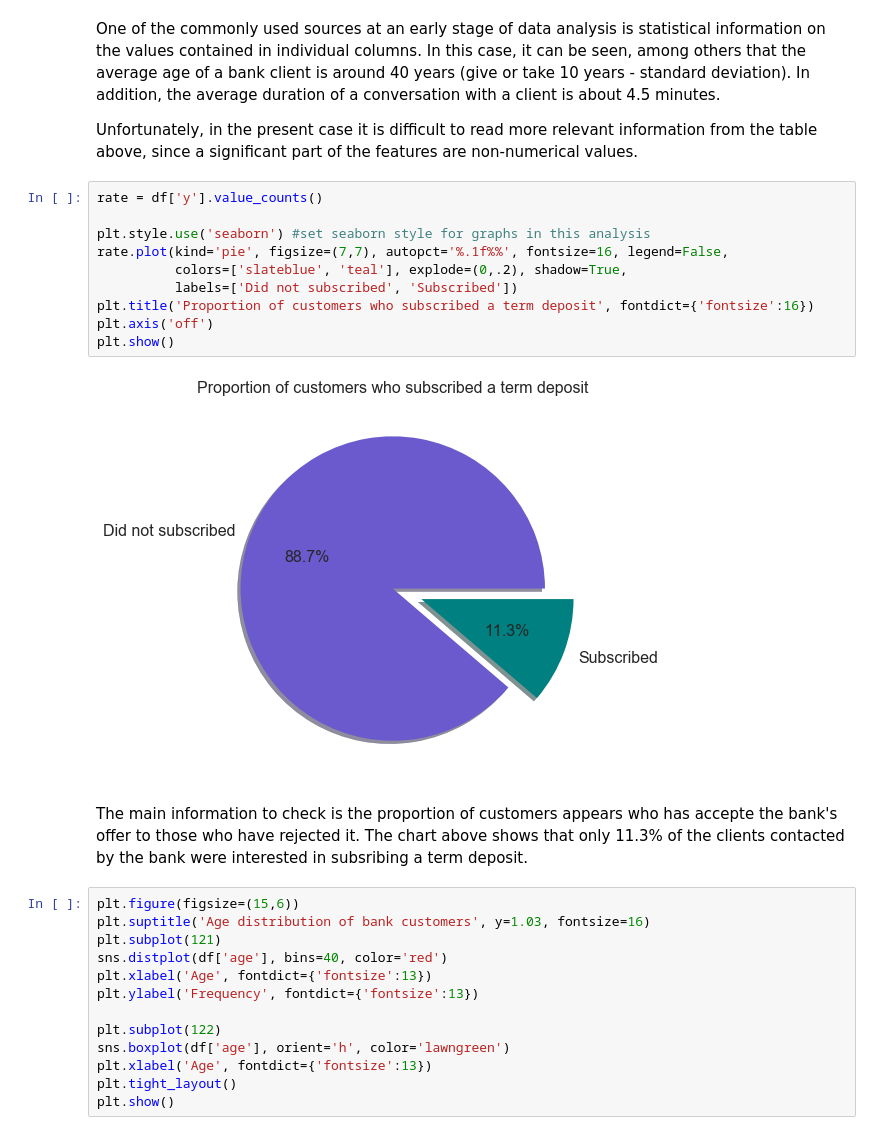
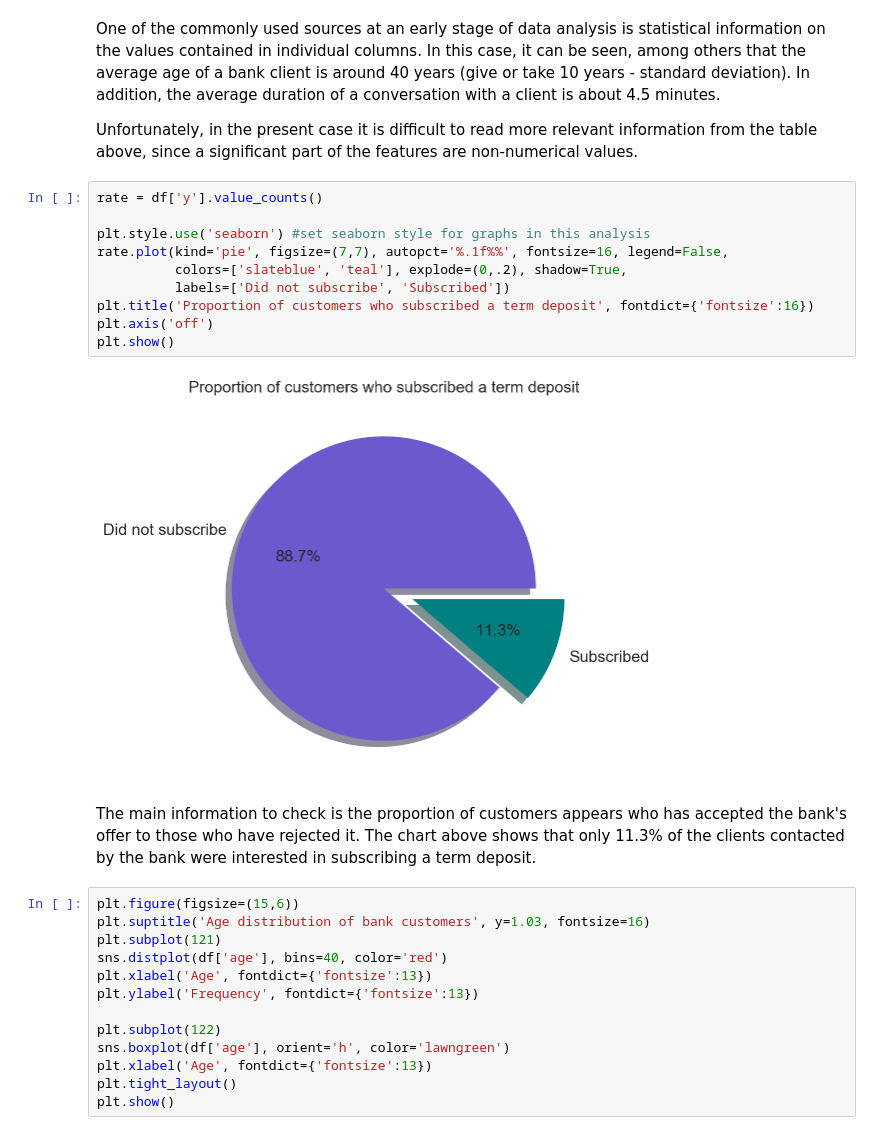
Before and after one commit to wieckiewiczpiotr/portfolio, a Jupyter notebook: bank_marketing_analysis/bank_marketing_analysis.ipynb, the cells around one changed output. Cells and saved outputs as stored; diff of their text form.

```diff
--- a/bank_marketing_analysis/bank_marketing_analysis.ipynb
+++ b/bank_marketing_analysis/bank_marketing_analysis.ipynb
@@ -171,17 +171,17 @@ Unfortunately, in the present case it is difficult to read more relevant informa
 # %%
 rate = df['y'].value_counts()
 
 plt.style.use('seaborn') #set seaborn style for graphs in this analysis
 rate.plot(kind='pie', figsize=(7,7), autopct='%.1f%%', fontsize=16, legend=False,
           colors=['slateblue', 'teal'], explode=(0,.2), shadow=True,
-          labels=['Did not subscribed', 'Subscribed'])
+          labels=['Did not subscribe', 'Subscribed'])
 plt.title('Proportion of customers who subscribed a term deposit', fontdict={'fontsize':16})
 plt.axis('off')
 plt.show()
 # %% [output]
-[figure, old version]
+[figure, new version]
 # %% [markdown]
-The main information to check is the proportion of customers appears who has accepte the bank's offer to those who have rejected it. The chart above shows that only 11.3% of the clients contacted by the bank were interested in subsribing a term deposit.
+The main information to check is the proportion of customers appears who has accepted the bank's offer to those who have rejected it. The chart above shows that only 11.3% of the clients contacted by the bank were interested in subscribing a term deposit.
 # %%
 plt.figure(figsize=(15,6))
 plt.suptitle('Age distribution of bank customers', y=1.03, fontsize=16)
```
Also changed, not shown: parts of 27 cells of this notebook, 2 other files.
